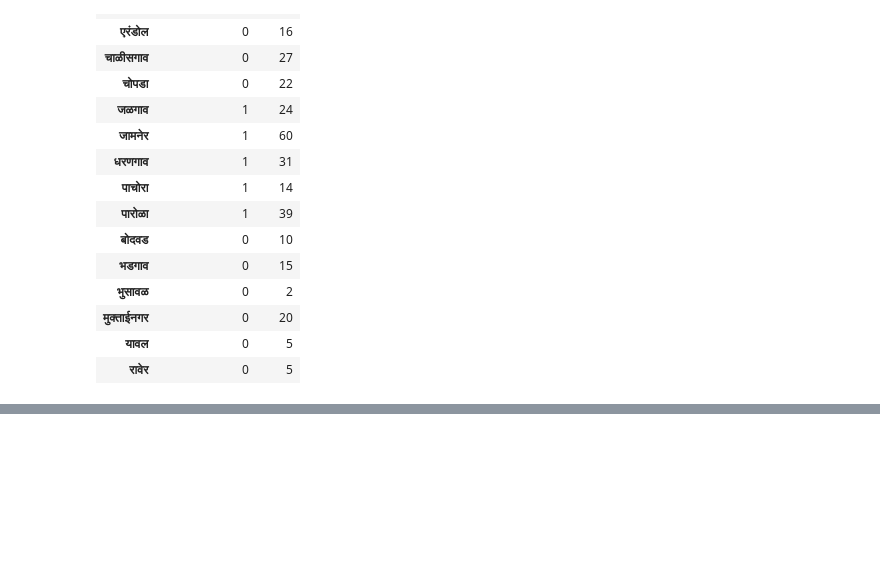
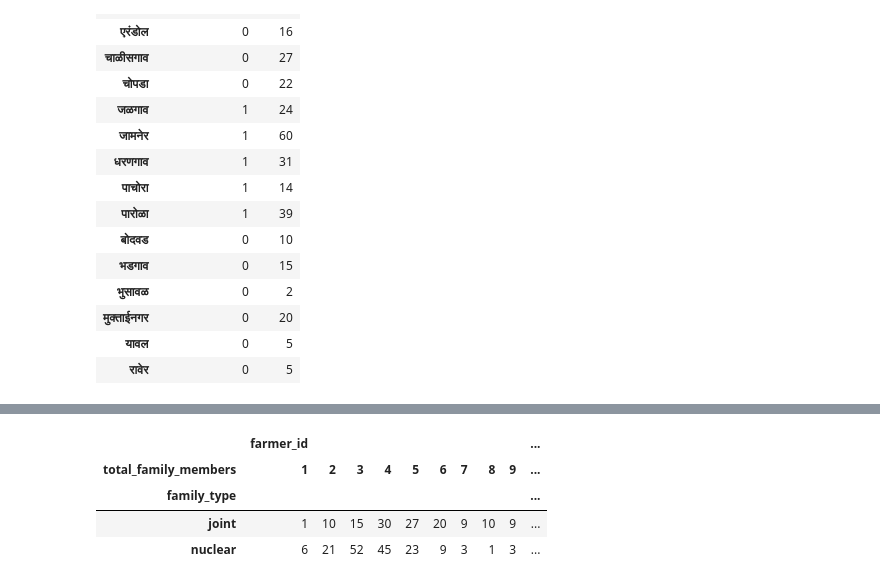
Before and after one commit to manojcpatil-students/PRERNA, a Jupyter notebook: April03_Trials.ipynb, the cells around one changed output, grey strips where cells are left out. Saved outputs shown, nothing was run; the diff lists cells and outputs as text; code cells hidden in the pictures; blank space fills up the shorter version.

```diff
--- a/April03_Trials.ipynb
+++ b/April03_Trials.ipynb
@@ -178,0 +299,13 @@ Name: depression_1, Length: 303, dtype: object
+# %%
+pd.pivot_table(
+    survey_main,
+    values=['farmer_id'],
+    index=['family_type'],
+    columns='total_family_members',
+    aggfunc='count',fill_value= 0)
+# %% [output]
+|  | farmer_id |  |  |  |  |  |  |  |  | ... |
+| total_family_members | 1 | 2 | 3 | 4 | 5 | 6 | 7 | 8 | 9 | ... |
+| family_type |  |  |  |  |  |  |  |  |  | ... |
+| joint | 1 | 10 | 15 | 30 | 27 | 20 | 9 | 10 | 9 | ... |
+| nuclear | 6 | 21 | 52 | 45 | 23 | 9 | 3 | 1 | 3 | ... |
```
Also changed, not shown: parts of 14 cells of this notebook, 23 other files.
